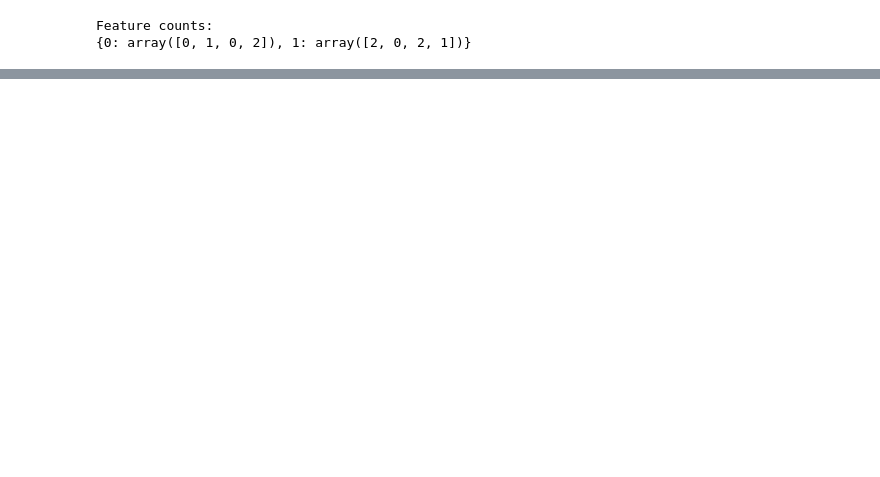
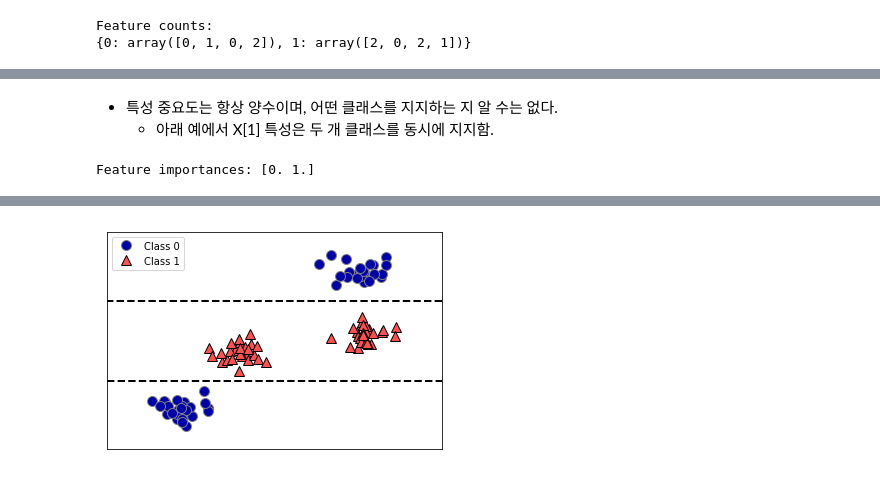
Before and after one commit to JongseoLee/data_science_2018, a Jupyter notebook: Chapter02/2.3.4.ipynb, the cells around one changed output, grey strips where cells are left out. Drawn from its saved outputs; the diff is of its cells as text; code cells hidden in the pictures; blank space fills up the shorter version.

```diff
--- a/Chapter02/2.3.4.ipynb
+++ b/Chapter02/2.3.4.ipynb
@@ -33,0 +175,8 @@ ModuleNotFoundError: No module named 'graphviz'
+# %% [markdown]
+- 특성 중요도는 항상 양수이며, 어떤 클래스를 지지하는 지 알 수는 없다.
+  - 아래 예에서 X[1] 특성은 두 개 클래스를 동시에 지지함.
+# %%
+tree = mglearn.plots.plot_tree_not_monotone()
+display(tree)
+# %% [output]
+Feature importances: [0. 1.]
@@ -33,0 +184 @@ ModuleNotFoundError: No module named 'graphviz'
+[figure, added]
```
Also changed, not shown: parts of 36 cells of this notebook, 6 other files.
